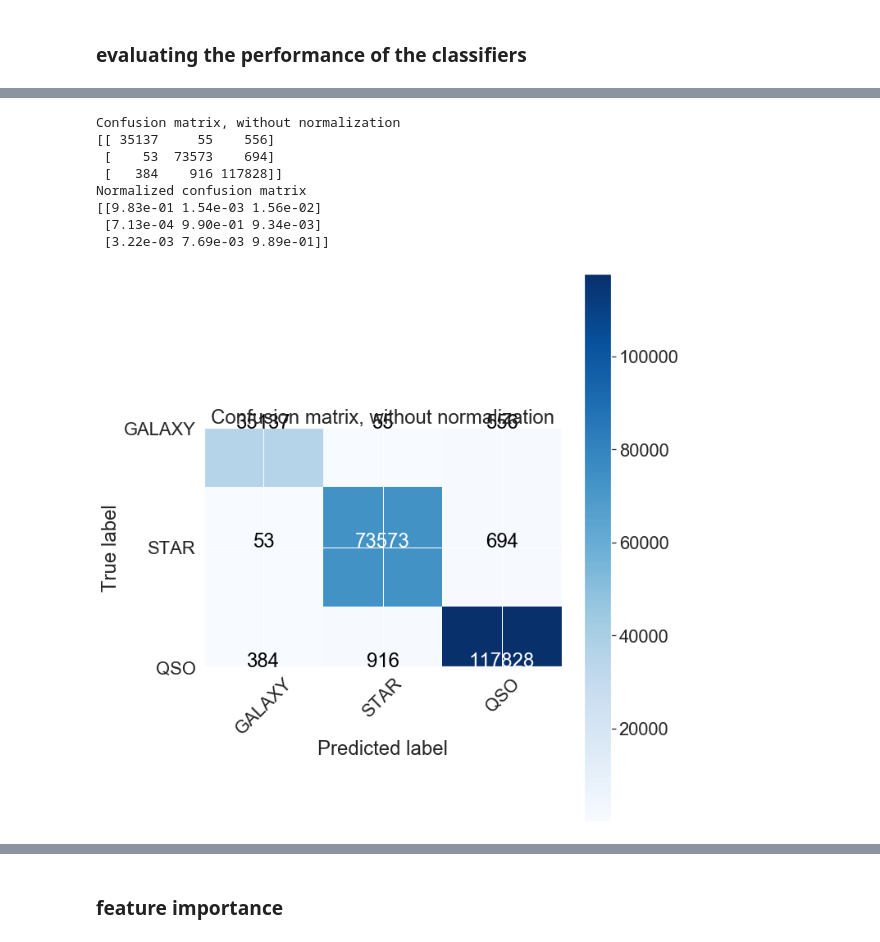
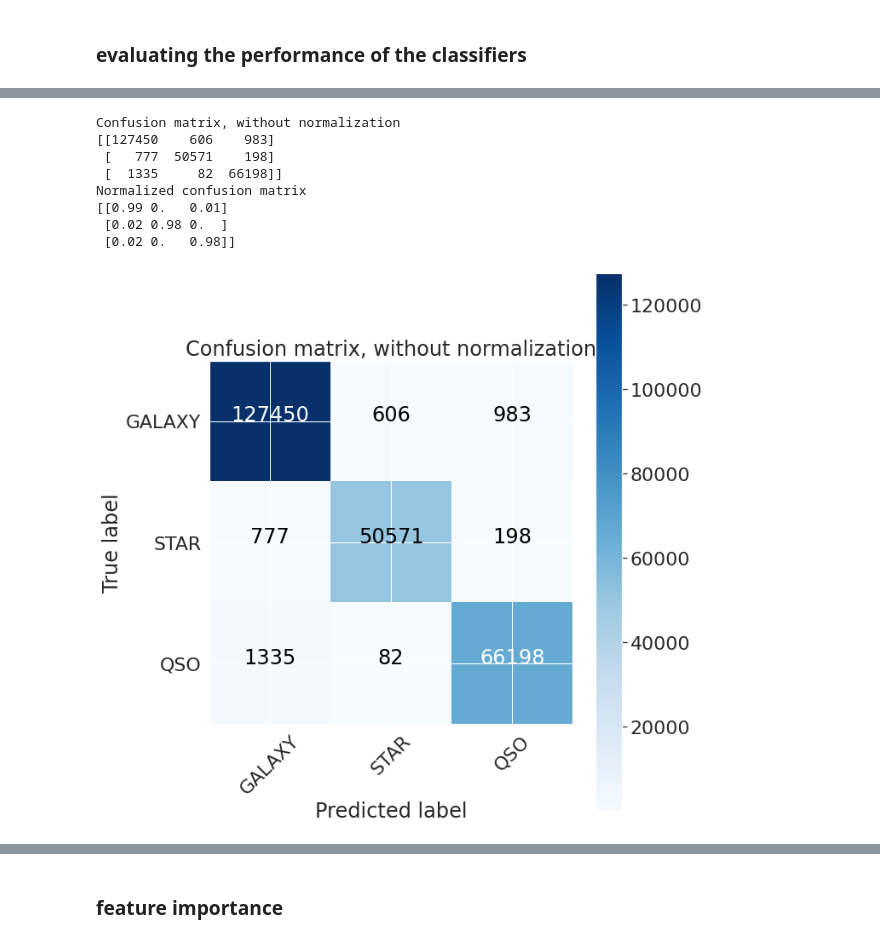
Before and after one commit to mofokeng-chaka/Classification-Photo-z_Regression_Demo, a Jupyter notebook: Multi-Wavelength_Classification_and_Regression.ipynb, the cells around one changed output, grey strips where cells are left out. Cells and saved outputs as stored; diff of their text form; code cells hidden in the pictures.

```diff
--- a/Multi-Wavelength_Classification_and_Regression.ipynb
+++ b/Multi-Wavelength_Classification_and_Regression.ipynb
@@ -568,5 +640,7 @@ chararray(['', 'BROADLINE', '', ..., 'K5 (G_19-24)', 'STARBURST',
 # %%
-specclass = [str(s) for s in data['specclass']]
+#specclass = subset_data['specsubclass'].to_numpy()
+#cl = specclass.astype(str)
+specclass = [str(s) for s in subset_data['specclass']]
 # %%
 cl = pd.DataFrame(specclass,columns=["specclass"])
 x_data = df = pd.DataFrame(x, columns=["r","u - g","g - r","r - i","i - z","z - w1","w1 - w2"])
@@ -634,0 +734,6 @@ x_train, x_test, y_train, y_test, i_train, i_test = Preprocessing(file,'C',N=N_a
+# %%
+y = np.where(df["specclass"].values=='GALAXY',0,df["specclass"].values)
+y = np.where(y=='STAR',1,y)
+y = np.where(y=='QSO',2,y)
+y = y.astype(int) # need to change the array to int type from object type
+                  # to avoid errors when performing hyperparameter optimizatino
@@ -654,0 +799,21 @@ weighted avg     0.9803    0.9801    0.9802    229196
+# %%
+model = RandomForestClassifier()
+# define evaluation
+#cv = RepeatedStratifiedKFold(n_splits=10, n_repeats=3, random_state=1)
+
+# define search space
+space = dict()
+space['n_estimators'] = np.arange(10,100,10)
+space['criterion'] = ['gini','entropy']
+space['max_features'] = ['auto','sqrt','log2']
+
+# define search
+#search = RandomizedSearchCV(model, space, n_iter=500, scoring='accuracy', n_jobs=-1, cv=cv, random_state=1)
+search = GridSearchCV(model, space, scoring='accuracy', n_jobs=-1, cv=cv)
+
+# execute search
+result = search.fit(x, y)
+
+# summarize result
+print('Best Score: %s' % result.best_score_)
+print('Best Hyperparameters: %s' % result.best_params_)
@@ -655,7 +823,7 @@ weighted avg     0.9803    0.9801    0.9802    229196
 # %%
 # RandomForest
 # using 30 decision trees
-rf = RandomForestClassifier(30)
+model_rf = RandomForestClassifier(n_estimators=result.best_params_['n_estimators'], criterion=result.best_params_['criterion'], max_features=result.best_params_['max_features'])
 
-y_rf, proba_rf, importance =rf_classifier(rf, x_train, x_test, y_train, y_test)
+y_pred_rf, probability_rf, importance = classifier(model_rf, x_train, x_test, y_train, y_test,"rf")
 # %% [output]
@@ -708,24 +876,24 @@ Normalized confusion matrix
 # %%
 # Compute confusion matrix for Rf classifier
-cnf_matrix = metrics.confusion_matrix(y_test, y_rf)
+cnf_matrix = metrics.confusion_matrix(y_test, y_pred_rf)
 np.set_printoptions(precision=2)
 
 # Plot non-normalized confusion matrix`
 pl.figure(figsize=(10,10))
 plot_confusion_matrix(cnf_matrix, classes=['GALAXY','STAR','QSO'],
                       title='Confusion matrix, without normalization')
 
 # Plot normalized confusion matrix
 pl.figure(figsize=(10,10))
 plot_confusion_matrix(cnf_matrix,classes=['GALAXY','STAR','QSO'], normalize=True,
                       title='Normalized confusion matrix')
 # %% [output]
 Confusion matrix, without normalization
-[[ 35137     55    556]
- [    53  73573    694]
- [   384    916 117828]]
+[[127450    606    983]
+ [   777  50571    198]
+ [  1335     82  66198]]
 Normalized confusion matrix
-[[9.83e-01 1.54e-03 1.56e-02]
- [7.13e-04 9.90e-01 9.34e-03]
- [3.22e-03 7.69e-03 9.89e-01]]
+[[0.99 0.   0.01]
+ [0.02 0.98 0.  ]
+ [0.02 0.   0.98]]
-[figure, old version]
+[figure, new version]
```
Also changed, not shown: parts of 46 cells of this notebook.
